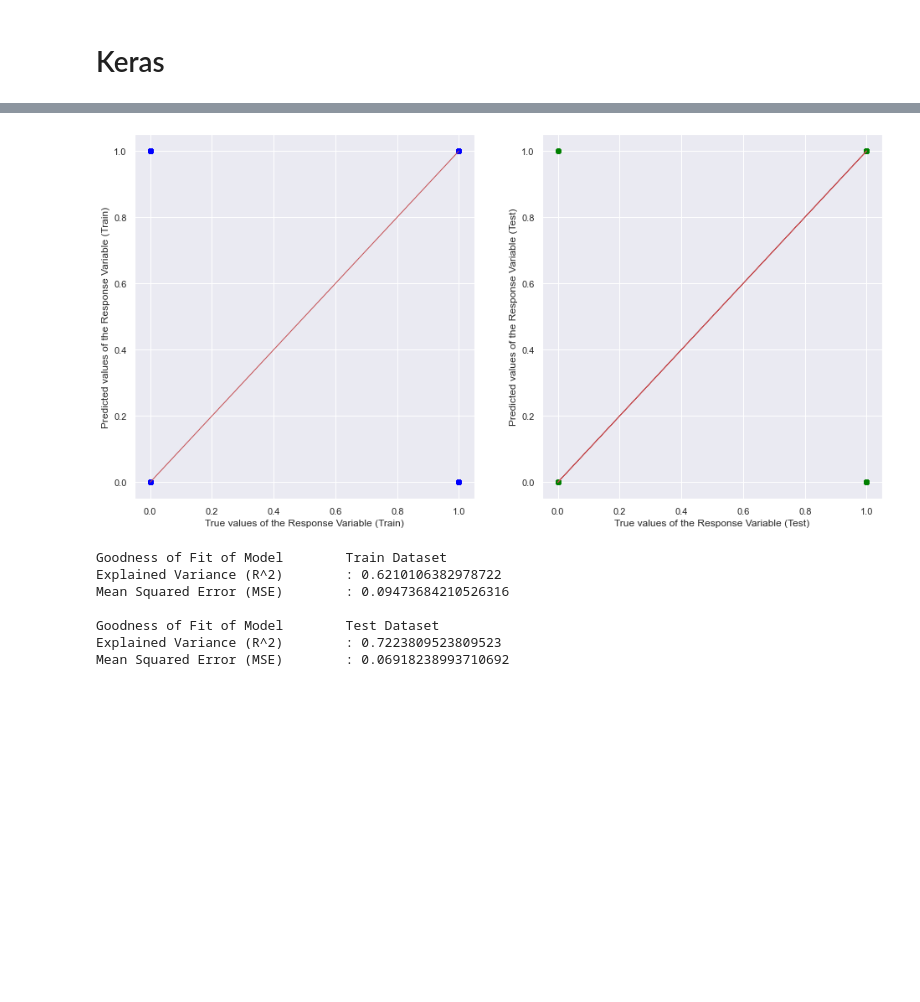
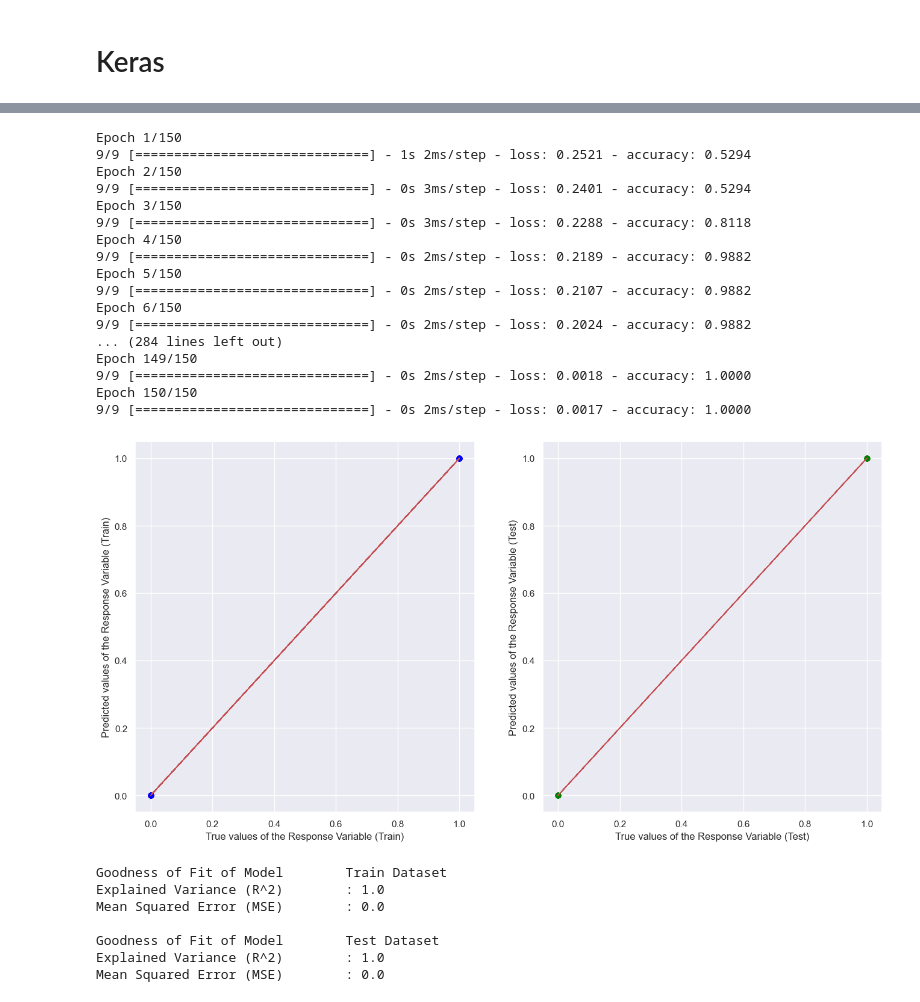
Before and after one commit to xiaoxuanfu/Depressed-Detective, a Jupyter notebook: Classifiers.ipynb, the cells around one changed output, grey strips where cells are left out. Saved outputs shown, nothing was run; the diff lists cells and outputs as text; code cells hidden in the pictures; blank space fills up the shorter version.

```diff
--- a/Classifiers.ipynb
+++ b/Classifiers.ipynb
@@ -246,13 +176,0 @@ import keras
-# %%
-# define the keras model
-model = Sequential()
-model.add(Dense(12, input_dim=7, activation='relu'))
-model.add(Dense(8, activation='relu'))
-model.add(Dense(1, activation='sigmoid'))
-# compile the keras model
-model.compile(loss='MeanSquaredError', optimizer='adam', metrics=['accuracy'])
-# fit the keras model on the dataset
-model.fit(x_train, y_train, epochs=150, batch_size=10)
-
-y_train_pred_ker = model.predict(x_train)
-y_test_pred_ker = model.predict(x_test)
@@ -280,57 +177,49 @@ y_test_pred_ker_correct = [0 if y_test_pred_ker[i]<0.5 else 1 for i in range(len
-# %%
-from math import sqrt
-
-def mse(predicted,actual):
-    size = actual.size
-    mse = ((predicted-actual)**2).sum()/size
-    return mse
-
-def r2(predicted,actual):
-    size = actual.size
-    mse = ((predicted-actual)**2).sum()/size
-    var = ((actual-np.mean(actual))**2).sum()/size
-    R2 = 1-mse/var
-    return R2
 # %%
+y_train_pred_ker_correct, y_test_pred_ker_correct, model = kerreg(input_file, x_train, x_test, y_train, y_test)
+
 f, axes = plt.subplots(1, 2, figsize=(16, 8))
 axes[0].scatter(y_train, y_train_pred_ker_correct, color = "blue")
 axes[0].plot(y_train, y_train, 'r-', linewidth = 1)
 axes[0].set_xlabel("True values of the Response Variable (Train)")
 axes[0].set_ylabel("Predicted values of the Response Variable (Train)")
 axes[1].scatter(y_test, y_test_pred_ker_correct, color = "green")
 axes[1].plot(y_test, y_test, 'r-', linewidth = 1)
 axes[1].set_xlabel("True values of the Response Variable (Test)")
 axes[1].set_ylabel("Predicted values of the Response Variable (Test)")
-#axes[0].set_ylim(0,1)
-#axes[1].set_ylim(0,1)
 plt.show()
 
-
-# evaluate the keras model
-#_, accuracy = model.evaluate(x_train, y_train)
-#print('Accuracy: %.2f' % (accuracy*100))
-
-# Check the Goodness of Fit (on Train Data)
 print("Goodness of Fit of Model \tTrain Dataset")
 print("Explained Variance (R^2) \t:", r2(y_train_pred_ker_correct,y_train))
 print("Mean Squared Error (MSE) \t:", mse(y_train_pred_ker_correct,y_train))
 print()
 
-# Check the Goodness of Fit (on Test Data)
 print("Goodness of Fit of Model \tTest Dataset")
 print("Explained Variance (R^2) \t:", r2(y_test_pred_ker_correct,y_test))
 print("Mean Squared Error (MSE) \t:", mse(y_test_pred_ker_correct,y_test))
 print()
-
-#print(model.evaluate(x_train, y_train))
-#scores = cross_val_score(model, x_train, y_train, scoring = "accuracy")
-#print("Cross_val_Scores:", scores)
 # %% [output]
+Epoch 1/150
+9/9 [==============================] - 1s 2ms/step - loss: 0.2521 - accuracy: 0.5294
+Epoch 2/150
+9/9 [==============================] - 0s 3ms/step - loss: 0.2401 - accuracy: 0.5294
+Epoch 3/150
+9/9 [==============================] - 0s 3ms/step - loss: 0.2288 - accuracy: 0.8118
+Epoch 4/150
+9/9 [==============================] - 0s 2ms/step - loss: 0.2189 - accuracy: 0.9882
+Epoch 5/150
+9/9 [==============================] - 0s 2ms/step - loss: 0.2107 - accuracy: 0.9882
+Epoch 6/150
+9/9 [==============================] - 0s 2ms/step - loss: 0.2024 - accuracy: 0.9882
+... (284 lines left out)
+Epoch 149/150
+9/9 [==============================] - 0s 2ms/step - loss: 0.0018 - accuracy: 1.0000
+Epoch 150/150
+9/9 [==============================] - 0s 2ms/step - loss: 0.0017 - accuracy: 1.0000
-[figure, old version]
+[figure, new version]
-Goodness of Fit of Model        Train Dataset
-Explained Variance (R^2)        : 0.6210106382978722
-Mean Squared Error (MSE)        : 0.09473684210526316
-
-Goodness of Fit of Model        Test Dataset
-Explained Variance (R^2)        : 0.7223809523809523
-Mean Squared Error (MSE)        : 0.06918238993710692
+Goodness of Fit of Model        Train Dataset
+Explained Variance (R^2)        : 1.0
+Mean Squared Error (MSE)        : 0.0
+
+Goodness of Fit of Model        Test Dataset
+Explained Variance (R^2)        : 1.0
+Mean Squared Error (MSE)        : 0.0
```
Also changed, not shown: parts of 17 cells of this notebook, 1 other file.
